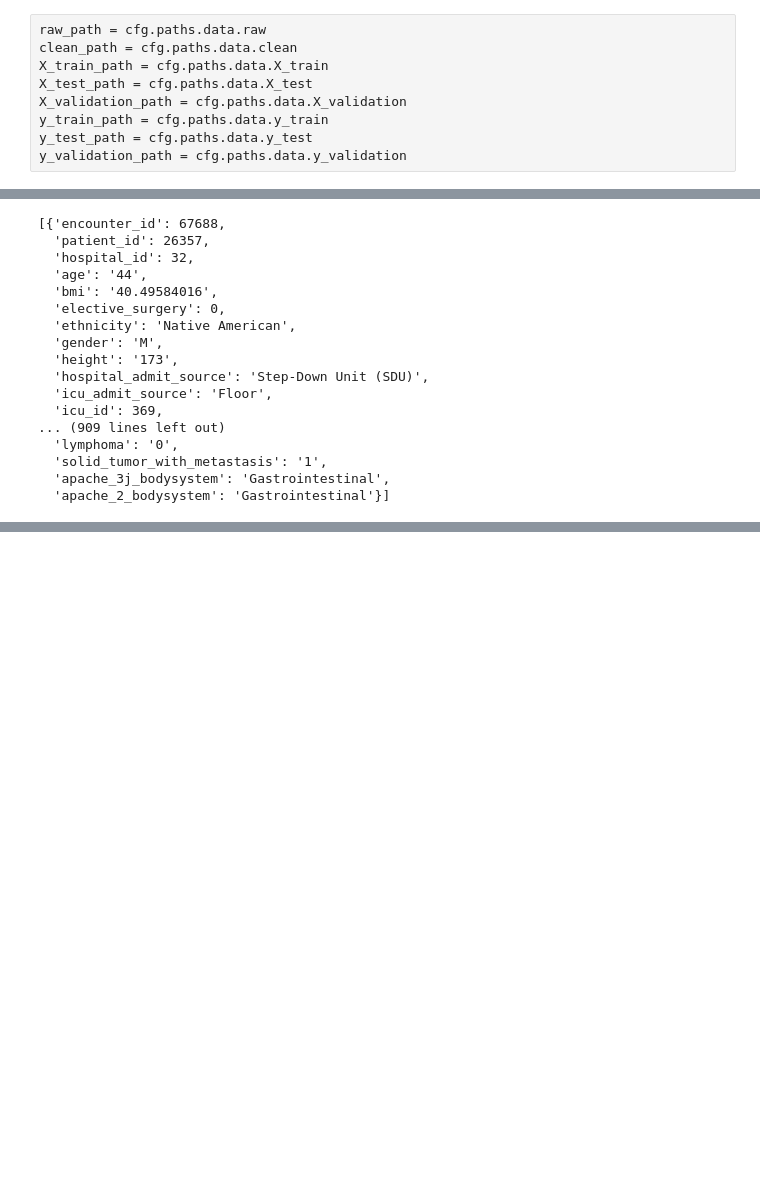
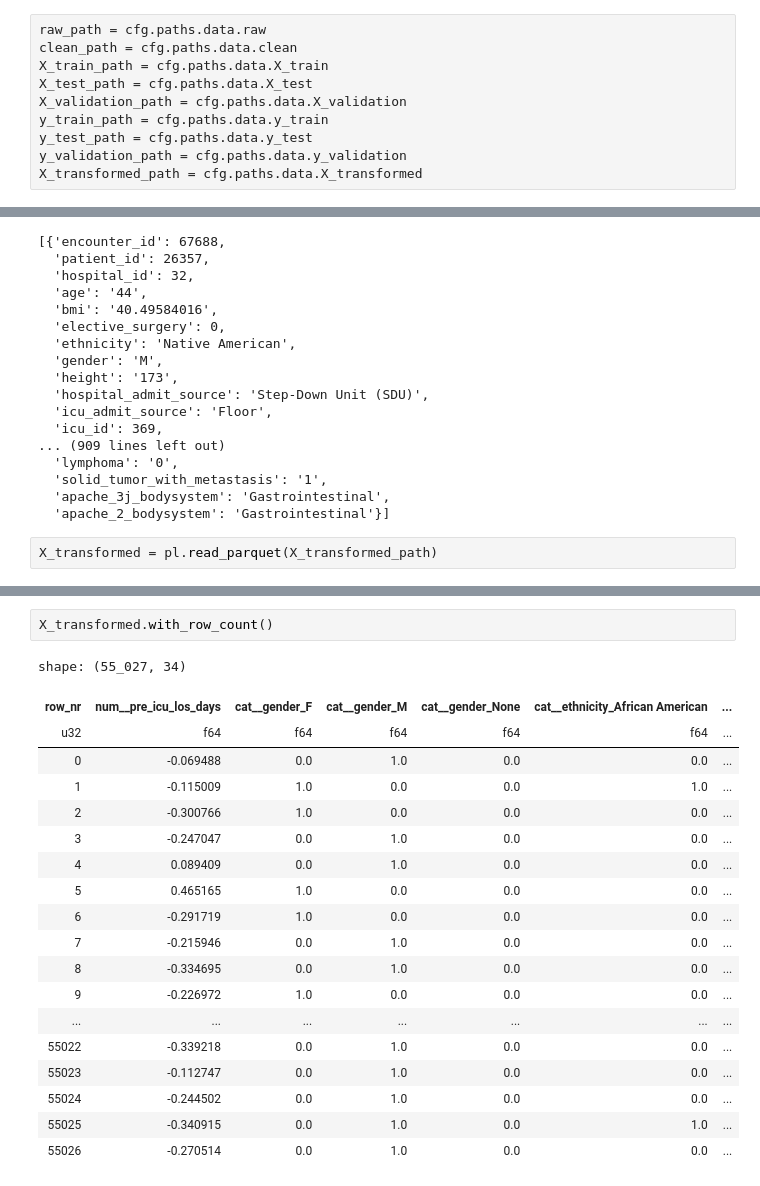
Before and after one commit to ZackLarsen/kaggle-wids-datathon-2020, a Jupyter notebook: notebooks/flow_runner.ipynb, the cells around one changed output, grey strips where cells are left out. Cells and saved outputs as stored; diff of their text form; blank space fills up the shorter version.

```diff
--- a/notebooks/flow_runner.ipynb
+++ b/notebooks/flow_runner.ipynb
@@ -48,6 +48,7 @@ X_validation_path = cfg.paths.data.X_validation
 y_train_path = cfg.paths.data.y_train
 y_test_path = cfg.paths.data.y_test
 y_validation_path = cfg.paths.data.y_validation
+X_transformed_path = cfg.paths.data.X_transformed
 # %%
 raw_path
 # %% [output]
@@ -199,3 +200,5 @@ X_train.limit(5).to_dicts()
   'solid_tumor_with_metastasis': '1',
   'apache_3j_bodysystem': 'Gastrointestinal',
   'apache_2_bodysystem': 'Gastrointestinal'}]
+# %%
+X_transformed = pl.read_parquet(X_transformed_path)
@@ -201,0 +240,22 @@ X_train.limit(5).to_dicts()
+# %%
+X_transformed.with_row_count()
+# %% [output]
+shape: (55_027, 34)
+| row_nr | num__pre_icu_los_days | cat__gender_F | cat__gender_M | cat__gender_None | cat__ethnicity_African American | ... |
+| u32 | f64 | f64 | f64 | f64 | f64 | ... |
+| 0 | -0.069488 | 0.0 | 1.0 | 0.0 | 0.0 | ... |
+| 1 | -0.115009 | 1.0 | 0.0 | 0.0 | 1.0 | ... |
+| 2 | -0.300766 | 1.0 | 0.0 | 0.0 | 0.0 | ... |
+| 3 | -0.247047 | 0.0 | 1.0 | 0.0 | 0.0 | ... |
+| 4 | 0.089409 | 0.0 | 1.0 | 0.0 | 0.0 | ... |
+| 5 | 0.465165 | 1.0 | 0.0 | 0.0 | 0.0 | ... |
+| 6 | -0.291719 | 1.0 | 0.0 | 0.0 | 0.0 | ... |
+| 7 | -0.215946 | 0.0 | 1.0 | 0.0 | 0.0 | ... |
+| 8 | -0.334695 | 0.0 | 1.0 | 0.0 | 0.0 | ... |
+| 9 | -0.226972 | 1.0 | 0.0 | 0.0 | 0.0 | ... |
+| ... | ... | ... | ... | ... | ... | ... |
+| 55022 | -0.339218 | 0.0 | 1.0 | 0.0 | 0.0 | ... |
+| 55023 | -0.112747 | 0.0 | 1.0 | 0.0 | 0.0 | ... |
+| 55024 | -0.244502 | 0.0 | 1.0 | 0.0 | 0.0 | ... |
+| 55025 | -0.340915 | 0.0 | 1.0 | 0.0 | 1.0 | ... |
+| 55026 | -0.270514 | 0.0 | 1.0 | 0.0 | 0.0 | ... |
```
Also changed, not shown: parts of 6 cells of this notebook, 6 other files.
